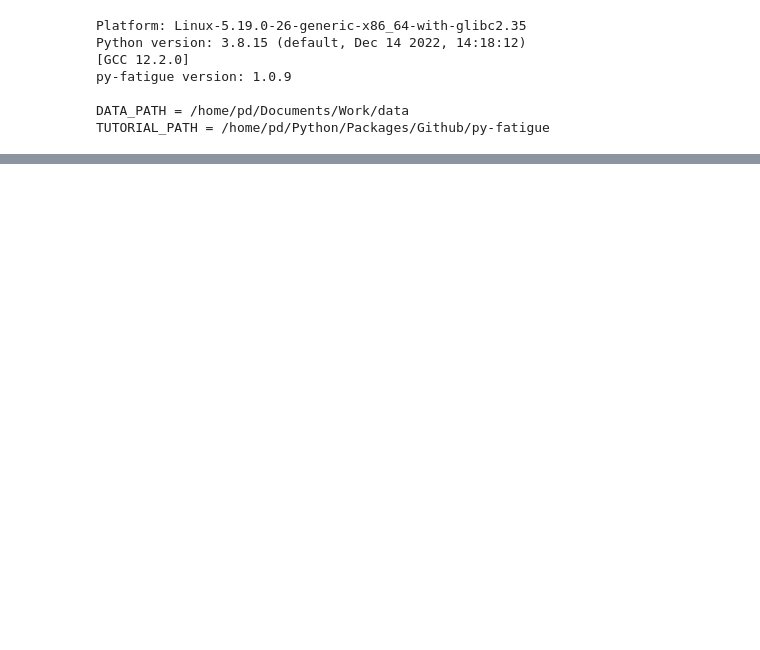
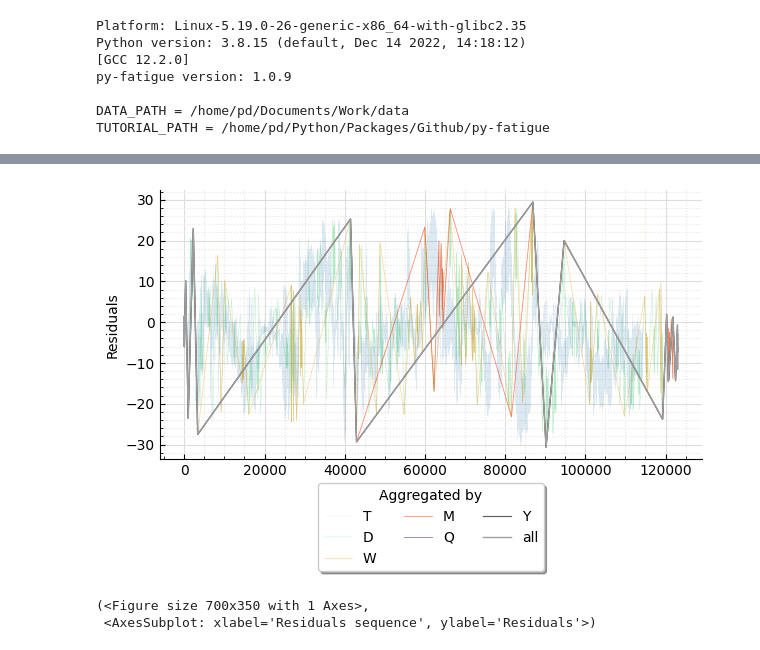
Before and after one commit to OWI-Lab/py_fatigue, a Jupyter notebook: notebooks/0.5.0 - PD.Use-case.LFFD-effect-quantification.ipynb, the cells around one changed output, grey strips where cells are left out. Drawn from its saved outputs; the diff is of its cells as text; code cells hidden in the pictures; blank space fills up the shorter version.

Commit message:
new: usr: Added function calc_aggregated_damage to pf.cycle_count.utils !wip

```diff
--- a/notebooks/0.5.0 - PD.Use-case.LFFD-effect-quantification.ipynb
+++ b/notebooks/0.5.0 - PD.Use-case.LFFD-effect-quantification.ipynb
@@ -369,0 +171,11 @@ df_[[column for column in df_.columns if is_datetime(df_[column])]]
+# %%
+df_agg = dict()
+hc = dict()
+common_dt = pd.to_datetime("2000-01-01")
+if "all" in aggregations:
+    aggregations.pop("all")
+time_ = [common_dt + to_offset(to) for to in aggregations]
+sorted_aggregations = [x for _, x in sorted(zip(np.argsort(time_), aggregations))]
+sorted_aggregations.append("all")
+for aggr in sorted_aggregations:
+    df_agg[aggr], hc[aggr] = pf.cycle_count.utils.aggregate_cc(wf, aggr)
@@ -369,0 +200,10 @@ df_[[column for column in df_.columns if is_datetime(df_[column])]]
+# %%
+plt_prmtr = "CC_BB_C01_TP_SG_LAT019_DEG325_0_nr1"
+pf.cycle_count.utils.plot_aggregated_residuals(
+    hc,
+    plt_prmtr,
+)
+# %% [output]
+[figure, added]
+(<Figure size 700x350 with 1 Axes>,
+ <AxesSubplot: xlabel='Residuals sequence', ylabel='Residuals'>)
```
Also changed, not shown: parts of 49 cells of this notebook, 3 other files.
